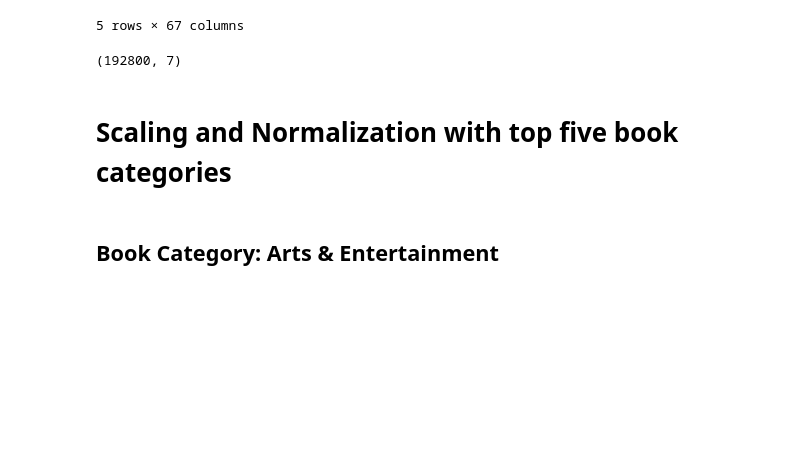
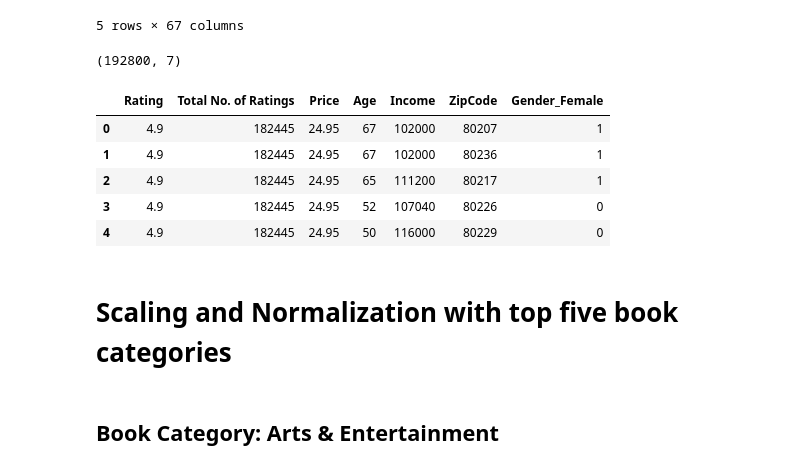
Before and after one commit to mgeorgic/Audible_App, a Jupyter notebook: Audible_Machine_Learning.ipynb, the cells around one changed output. Drawn from its saved outputs; the diff is of its cells as text; code cells hidden in the pictures; blank space fills up the shorter version.

```diff
--- a/Audible_Machine_Learning.ipynb
+++ b/Audible_Machine_Learning.ipynb
@@ -98,6 +99,15 @@ X_values.head()
 print(X_values.shape)
 # %% [output]
 (192800, 7)
+# %%
+selected_features.head()
+# %% [output]
+|  | Rating | Total No. of Ratings | Price | Age | Income | ZipCode | Gender_Female |
+| 0 | 4.9 | 182445 | 24.95 | 67 | 102000 | 80207 | 1 |
+| 1 | 4.9 | 182445 | 24.95 | 67 | 102000 | 80236 | 1 |
+| 2 | 4.9 | 182445 | 24.95 | 65 | 111200 | 80217 | 1 |
+| 3 | 4.9 | 182445 | 24.95 | 52 | 107040 | 80226 | 0 |
+| 4 | 4.9 | 182445 | 24.95 | 50 | 116000 | 80229 | 0 |
 # %% [markdown]
 # Scaling and Normalization with top five book categories
 # %% [markdown]
```
Also changed, not shown: parts of 12 cells of this notebook.
